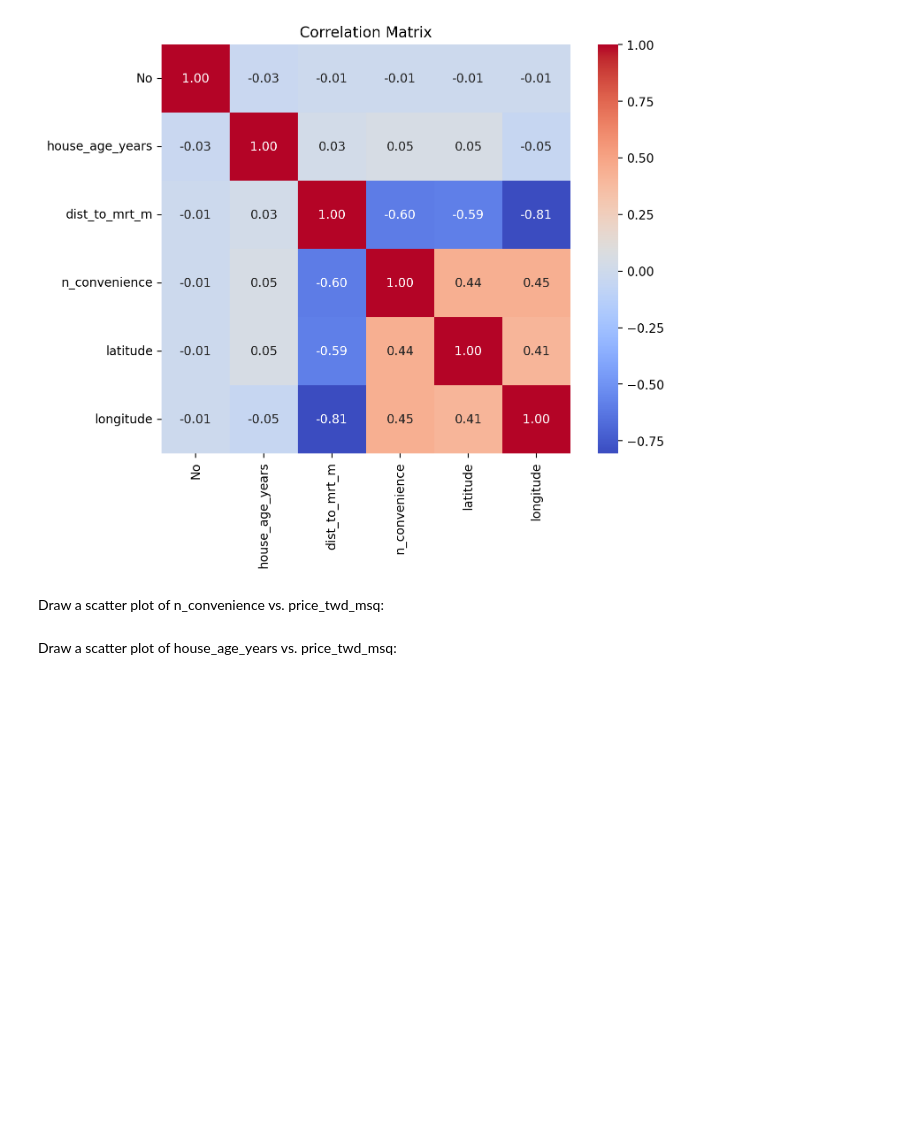
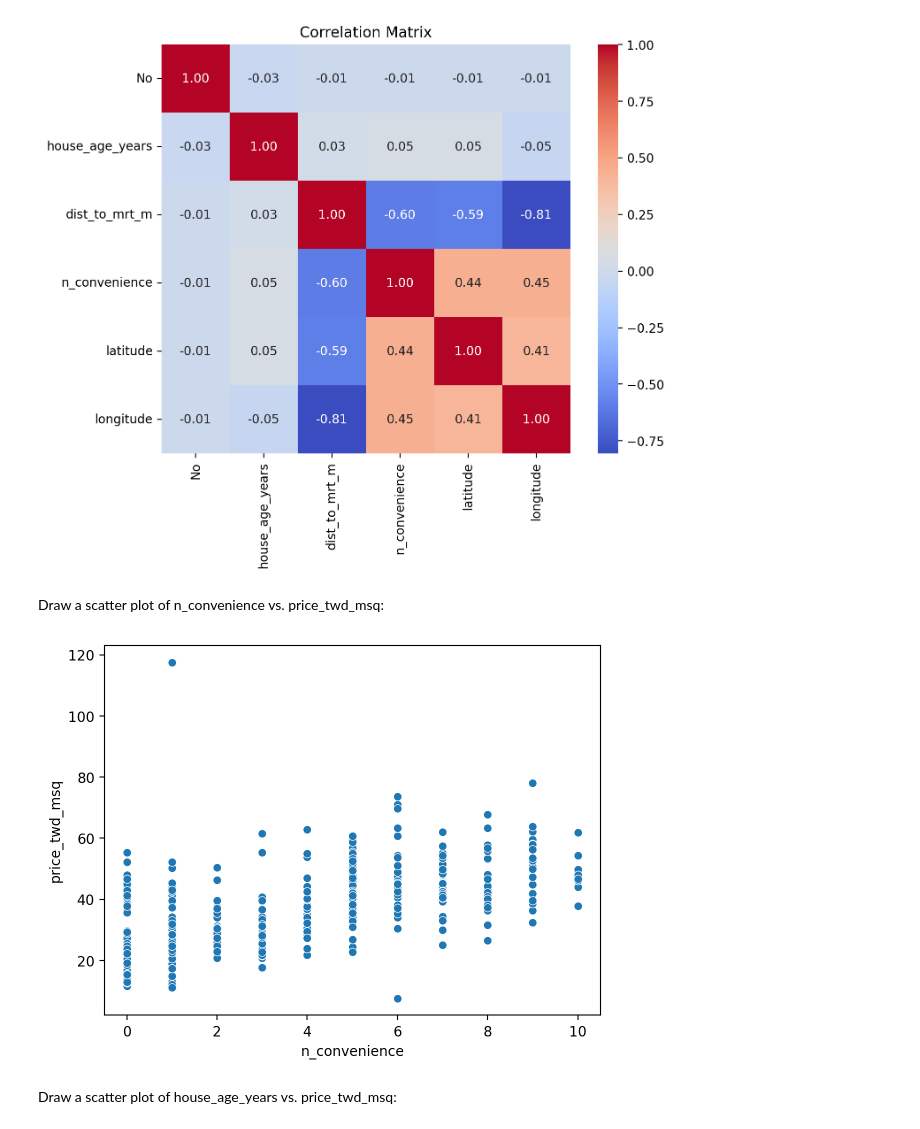
Before and after one commit to OskarPutz/DS, a Jupyter notebook: Exercise10.ipynb, the cells around one changed output. Cells and saved outputs as stored; diff of their text form; code cells hidden in the pictures; blank space fills up the shorter version.

```diff
--- a/Exercise10.ipynb
+++ b/Exercise10.ipynb
@@ -134,6 +134,12 @@ plt.show()
 Draw a scatter plot of n_convenience vs. price_twd_msq:
 # %%
 # Your code here
+sns.scatterplot(x="n_convenience",
+                y="price_twd_msq",
+                data=df_estate)
+plt.show()
+# %% [output]
+[figure, added]
 # %% [markdown]
 Draw a scatter plot of house_age_years vs. price_twd_msq:
 # %%
```
Also changed, not shown: parts of 14 cells of this notebook.
